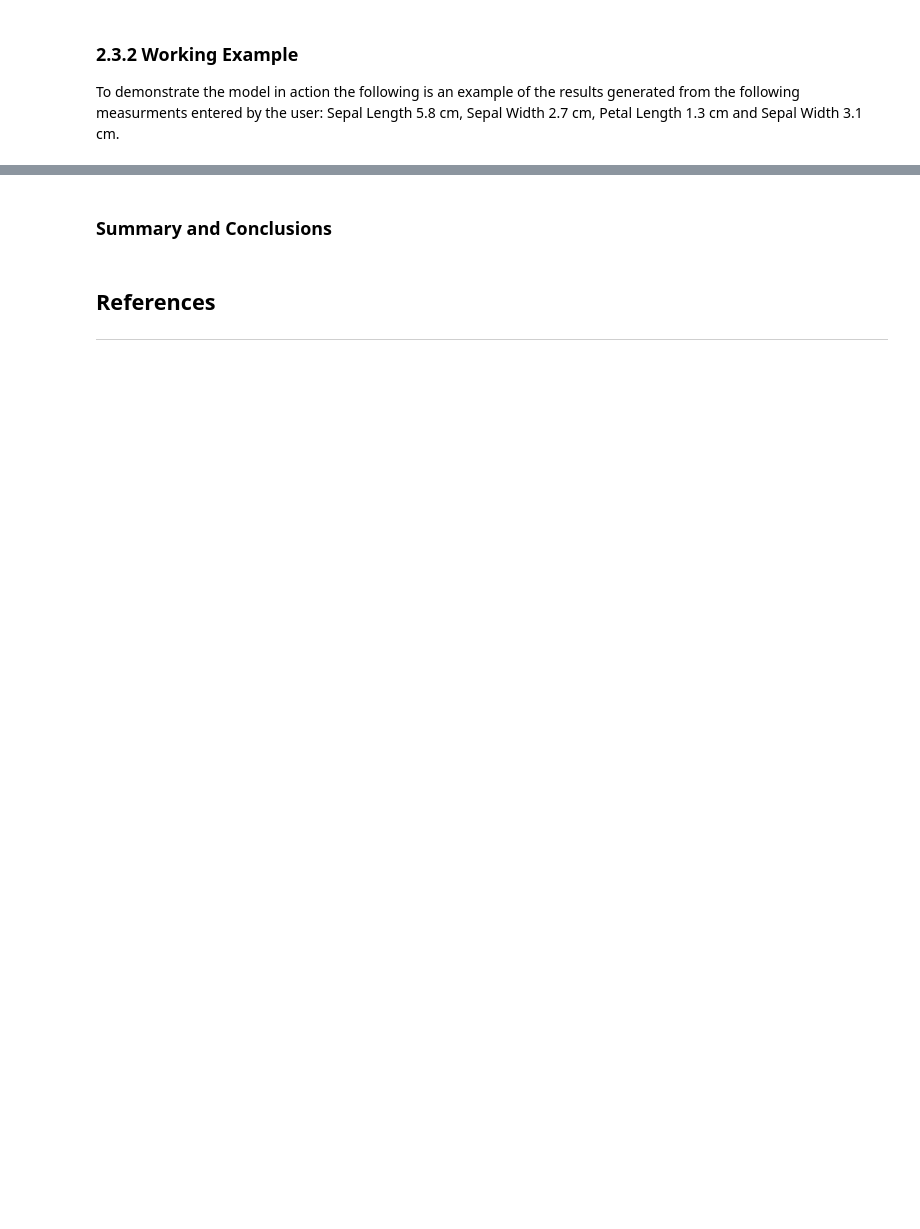
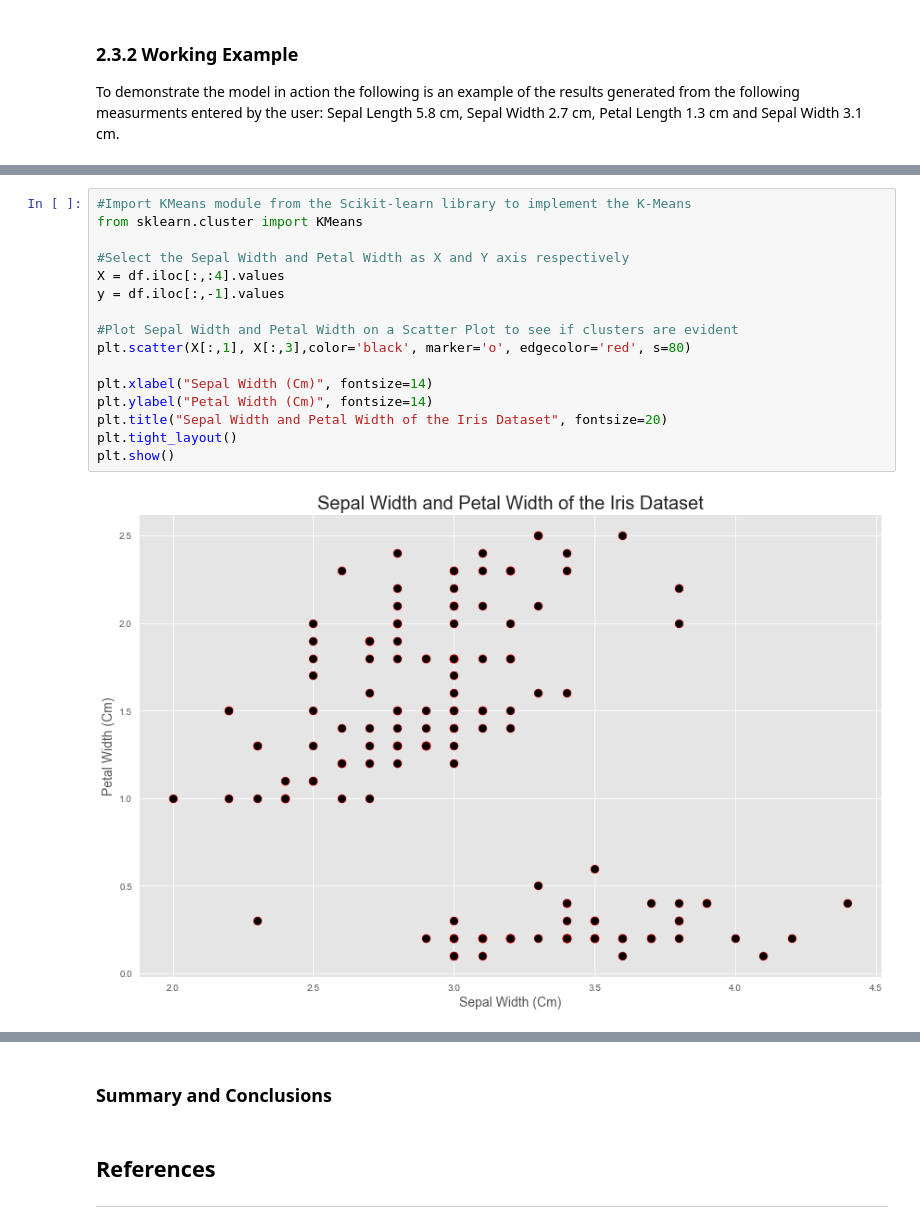
Before and after one commit to JPLee01/Machine_Learning_and_Statistics, a Jupyter notebook: scikit-learn.ipynb, the cells around one changed output, grey strips where cells are left out. Drawn from its saved outputs; the diff is of its cells as text; blank space fills up the shorter version.

Commit message:
Kmeans info added and previous issues sorted.

```diff
--- a/scikit-learn.ipynb
+++ b/scikit-learn.ipynb
@@ -922,0 +921,18 @@ K-means has many applications in the real world including; Recommendation Engine
+# %%
+#Import KMeans module from the Scikit-learn library to implement the K-Means
+from sklearn.cluster import KMeans
+
+#Select the Sepal Width and Petal Width as X and Y axis respectively
+X = df.iloc[:,:4].values
+y = df.iloc[:,-1].values
+
+#Plot Sepal Width and Petal Width on a Scatter Plot to see if clusters are evident
+plt.scatter(X[:,1], X[:,3],color='black', marker='o', edgecolor='red', s=80)
+
+plt.xlabel("Sepal Width (Cm)", fontsize=14)
+plt.ylabel("Petal Width (Cm)", fontsize=14)
+plt.title("Sepal Width and Petal Width of the Iris Dataset", fontsize=20)
+plt.tight_layout()
+plt.show()
+# %% [output]
+[figure, added]
```
Also changed, not shown: parts of 19 cells of this notebook.
